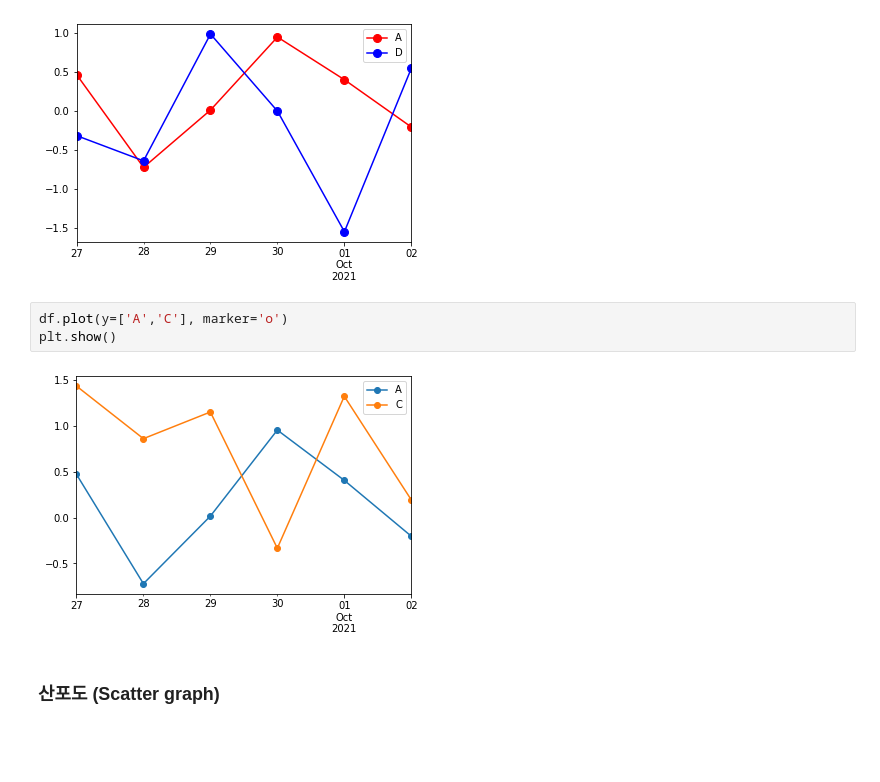
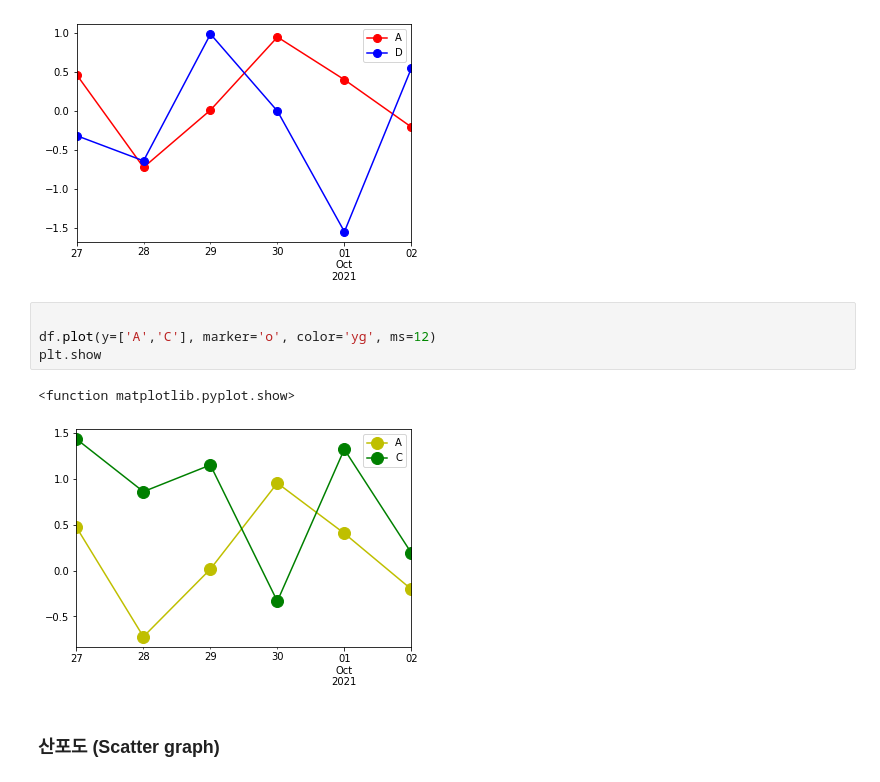
Before and after one commit to seokmin1/PDM08, a Jupyter notebook: py-pandas/pandas_4_visualizing_df.ipynb, the cells around one changed output. Saved outputs shown, nothing was run; the diff lists cells and outputs as text; blank space fills up the shorter version.

```diff
--- a/py-pandas/pandas_4_visualizing_df.ipynb
+++ b/py-pandas/pandas_4_visualizing_df.ipynb
@@ -84,10 +92,12 @@ plt.show()
 # %% [output]
 [figure]
 # %%
-df.plot(y=['A','C'], marker='o')
-plt.show()
+
+df.plot(y=['A','C'], marker='o', color='yg', ms=12)
+plt.show
 # %% [output]
+<function matplotlib.pyplot.show>
-[figure, old version]
+[figure, new version]
 # %% [markdown]
 ### 산포도 (Scatter graph)
 # %%
```
Also changed, not shown: parts of 19 cells of this notebook.
